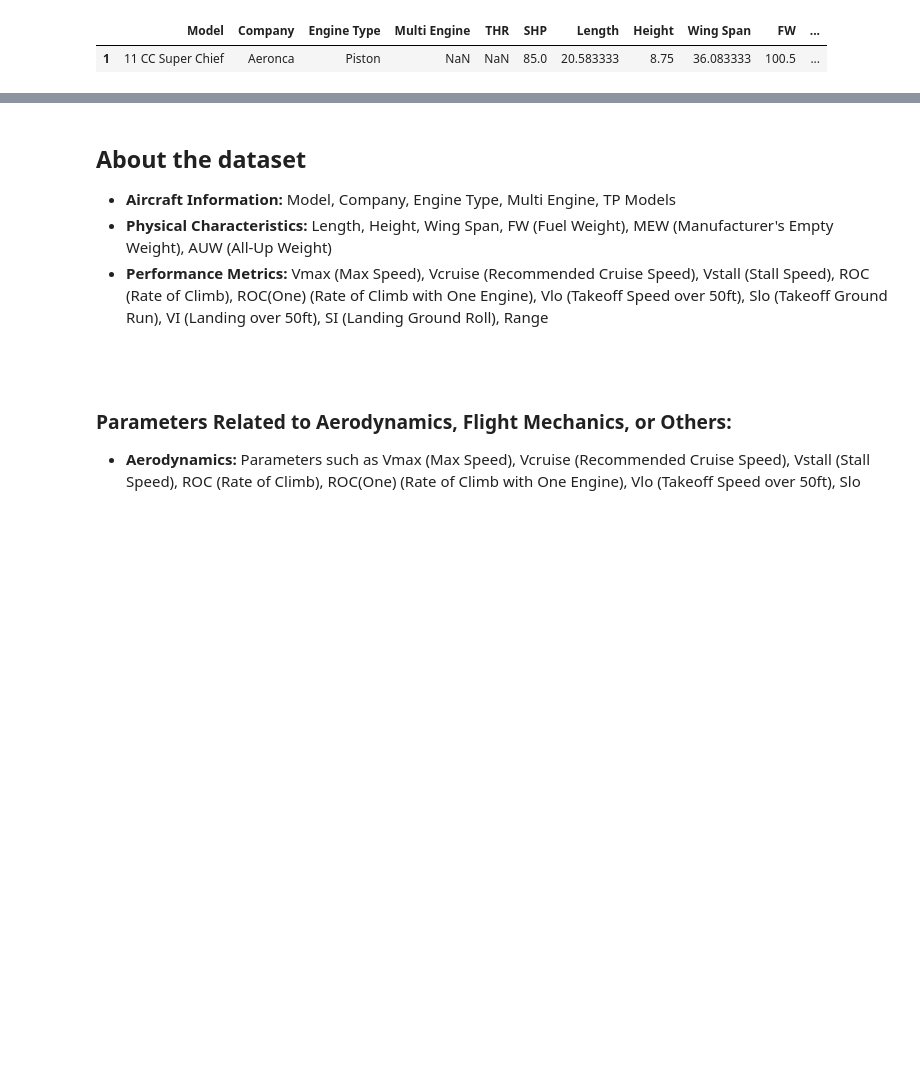
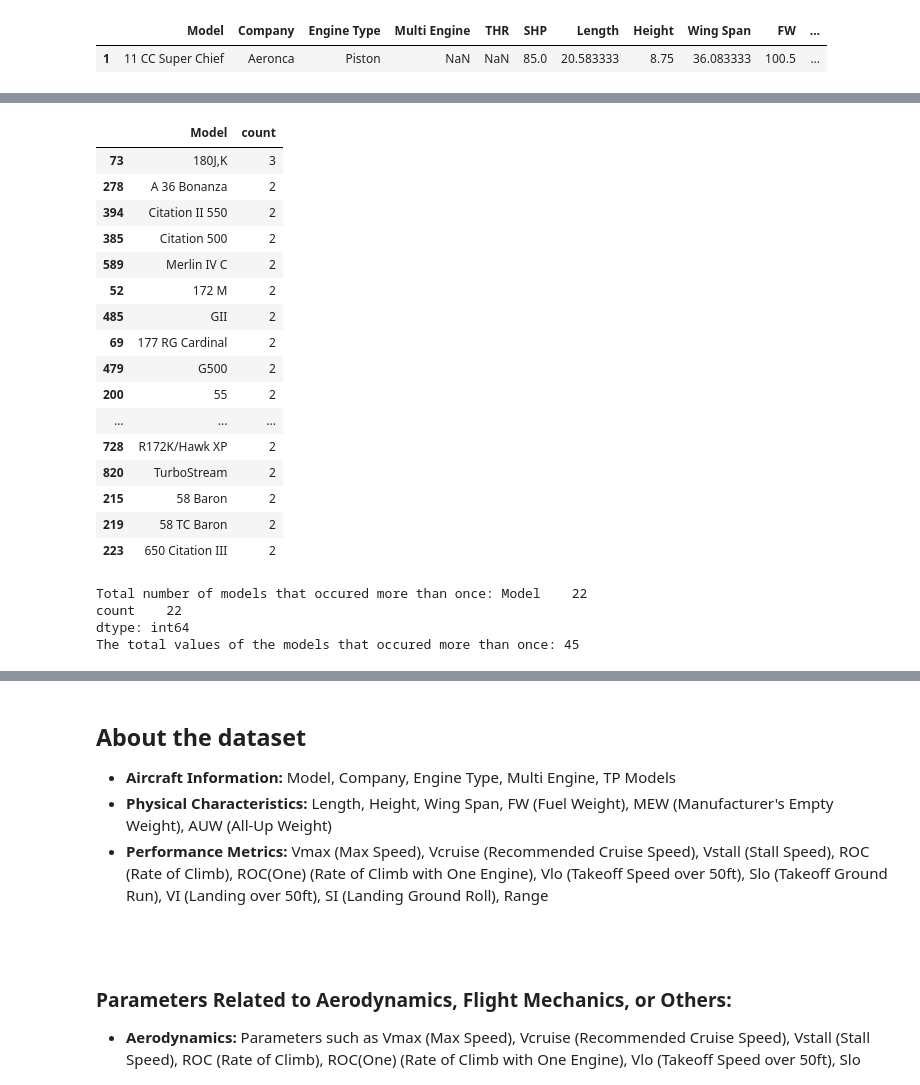
Before and after one commit to stahir01/Master-Thesis, a Jupyter notebook: Master_Thesis_Datasets.ipynb, the cells around one changed output, grey strips where cells are left out. Cells and saved outputs as stored; diff of their text form; code cells hidden in the pictures; blank space fills up the shorter version.

```diff
--- a/Master_Thesis_Datasets.ipynb
+++ b/Master_Thesis_Datasets.ipynb
@@ -228,0 +272,3 @@ boeing_747
+# %%
+model_reoccurences = aircraft_performance_dataset.groupby('Model').size().reset_index(name='count').sort_values(by='count', ascending=False)
+model_reoccurences
@@ -228,0 +289,31 @@ boeing_747
+# %%
+model_replicas = model_reoccurences[model_reoccurences['count']> 1]
+model_replicas
+# %% [output]
+|  | Model | count |
+| 73 | 180J,K | 3 |
+| 278 | A 36 Bonanza | 2 |
+| 394 | Citation II 550 | 2 |
+| 385 | Citation 500 | 2 |
+| 589 | Merlin IV C | 2 |
+| 52 | 172 M | 2 |
+| 485 | GII | 2 |
+| 69 | 177 RG Cardinal | 2 |
+| 479 | G500 | 2 |
+| 200 | 55 | 2 |
+| ... | ... | ... |
+| 728 | R172K/Hawk XP | 2 |
+| 820 | TurboStream | 2 |
+| 215 | 58 Baron | 2 |
+| 219 | 58 TC Baron | 2 |
+| 223 | 650 Citation III | 2 |
+# %%
+model_replicas = model_reoccurences[model_reoccurences['count']> 1].count()
+print(f"Total number of models that occured more than once: {model_replicas}")
+total_replicas_count = model_reoccurences[model_reoccurences['count']>1]['count'].sum()
+print(f"The total values of the models that occured more than once: {total_replicas_count}")
+# %% [output]
+Total number of models that occured more than once: Model    22
+count    22
+dtype: int64
+The total values of the models that occured more than once: 45
```
Also changed, not shown: parts of 16 cells of this notebook, 1 other file.
